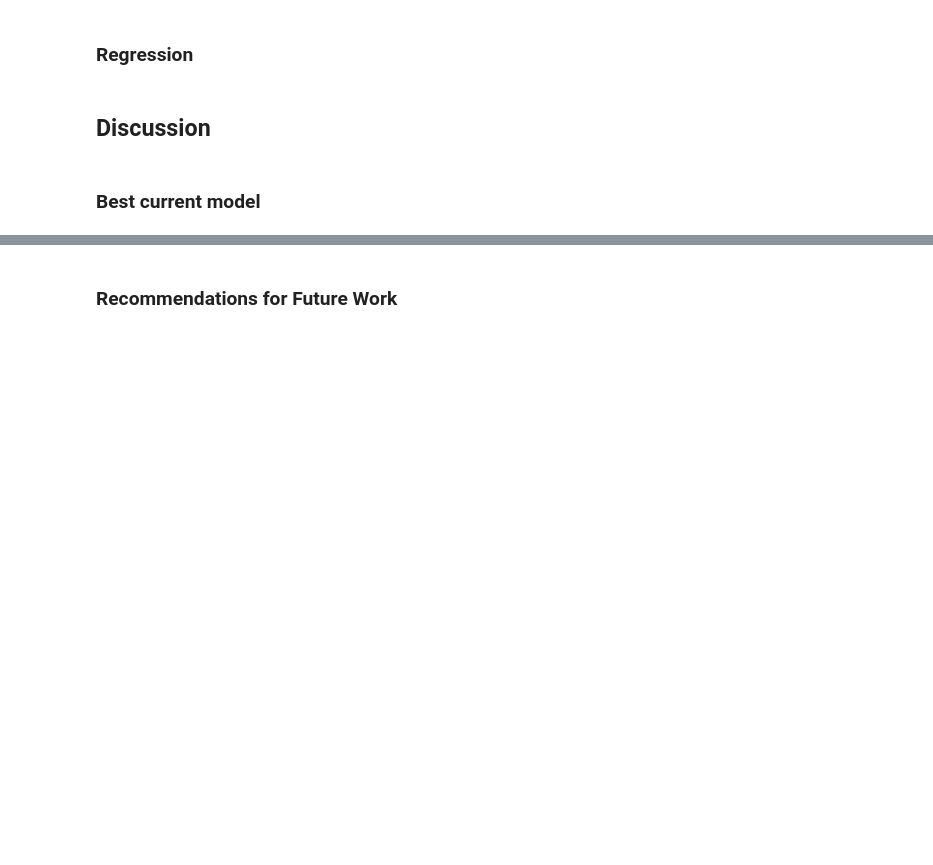
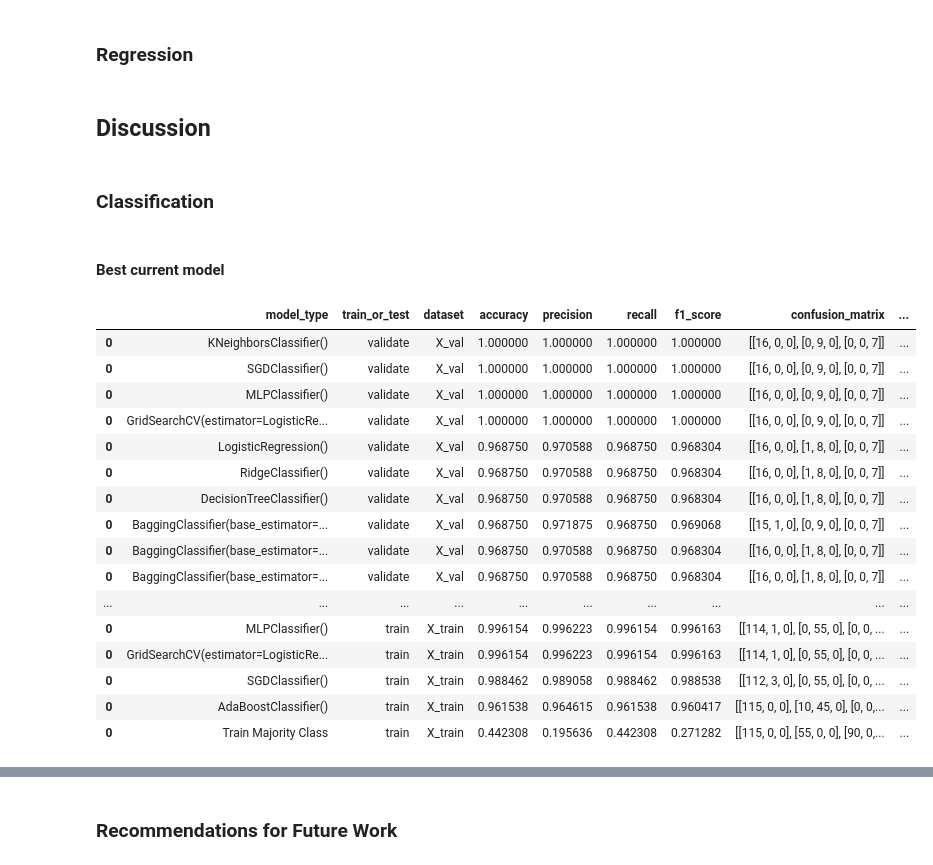
Before and after one commit to emekdahl/machine_learning_template, a Jupyter notebook: machine_learning_template.ipynb, the cells around one changed output, grey strips where cells are left out. Cells and saved outputs as stored; diff of their text form; code cells hidden in the pictures; blank space fills up the shorter version.

```diff
--- a/machine_learning_template.ipynb
+++ b/machine_learning_template.ipynb
@@ -1113,7 +1192,27 @@ plt.show()
 # %% [markdown]
 ## Discussion
+# %% [markdown]
+### Classification
 # %% [markdown]
-### Best current model
+#### Best current model
 # %%
-model_tracker.sort_values(by="accuracy", ascending=False)
+model_tracker.sort_values(by=["train_or_test", "accuracy"], ascending=False)
+# %% [output]
+|  | model_type | train_or_test | dataset | accuracy | precision | recall | f1_score | confusion_matrix | ... |
+| 0 | KNeighborsClassifier() | validate | X_val | 1.000000 | 1.000000 | 1.000000 | 1.000000 | [[16, 0, 0], [0, 9, 0], [0, 0, 7]] | ... |
+| 0 | SGDClassifier() | validate | X_val | 1.000000 | 1.000000 | 1.000000 | 1.000000 | [[16, 0, 0], [0, 9, 0], [0, 0, 7]] | ... |
+| 0 | MLPClassifier() | validate | X_val | 1.000000 | 1.000000 | 1.000000 | 1.000000 | [[16, 0, 0], [0, 9, 0], [0, 0, 7]] | ... |
+| 0 | GridSearchCV(estimator=LogisticRe... | validate | X_val | 1.000000 | 1.000000 | 1.000000 | 1.000000 | [[16, 0, 0], [0, 9, 0], [0, 0, 7]] | ... |
+| 0 | LogisticRegression() | validate | X_val | 0.968750 | 0.970588 | 0.968750 | 0.968304 | [[16, 0, 0], [1, 8, 0], [0, 0, 7]] | ... |
+| 0 | RidgeClassifier() | validate | X_val | 0.968750 | 0.970588 | 0.968750 | 0.968304 | [[16, 0, 0], [1, 8, 0], [0, 0, 7]] | ... |
+| 0 | DecisionTreeClassifier() | validate | X_val | 0.968750 | 0.970588 | 0.968750 | 0.968304 | [[16, 0, 0], [1, 8, 0], [0, 0, 7]] | ... |
+| 0 | BaggingClassifier(base_estimator=... | validate | X_val | 0.968750 | 0.971875 | 0.968750 | 0.969068 | [[15, 1, 0], [0, 9, 0], [0, 0, 7]] | ... |
+| 0 | BaggingClassifier(base_estimator=... | validate | X_val | 0.968750 | 0.970588 | 0.968750 | 0.968304 | [[16, 0, 0], [1, 8, 0], [0, 0, 7]] | ... |
+| 0 | BaggingClassifier(base_estimator=... | validate | X_val | 0.968750 | 0.970588 | 0.968750 | 0.968304 | [[16, 0, 0], [1, 8, 0], [0, 0, 7]] | ... |
+| ... | ... | ... | ... | ... | ... | ... | ... | ... | ... |
+| 0 | MLPClassifier() | train | X_train | 0.996154 | 0.996223 | 0.996154 | 0.996163 | [[114, 1, 0], [0, 55, 0], [0, 0, ... | ... |
+| 0 | GridSearchCV(estimator=LogisticRe... | train | X_train | 0.996154 | 0.996223 | 0.996154 | 0.996163 | [[114, 1, 0], [0, 55, 0], [0, 0, ... | ... |
+| 0 | SGDClassifier() | train | X_train | 0.988462 | 0.989058 | 0.988462 | 0.988538 | [[112, 3, 0], [0, 55, 0], [0, 0, ... | ... |
+| 0 | AdaBoostClassifier() | train | X_train | 0.961538 | 0.964615 | 0.961538 | 0.960417 | [[115, 0, 0], [10, 45, 0], [0, 0,... | ... |
+| 0 | Train Majority Class | train | X_train | 0.442308 | 0.195636 | 0.442308 | 0.271282 | [[115, 0, 0], [55, 0, 0], [90, 0,... | ... |
 # %% [markdown]
```
Also changed, not shown: parts of 32 cells of this notebook.
